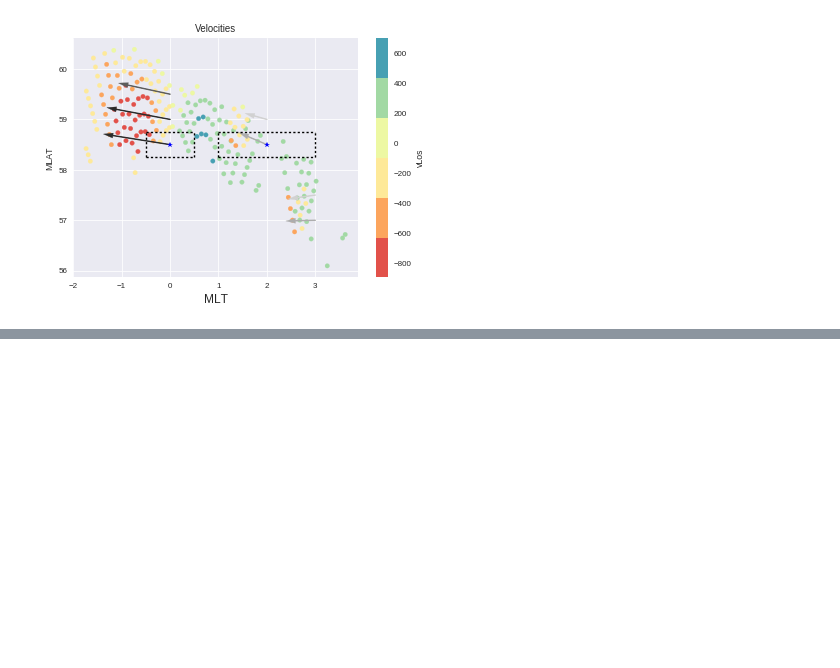
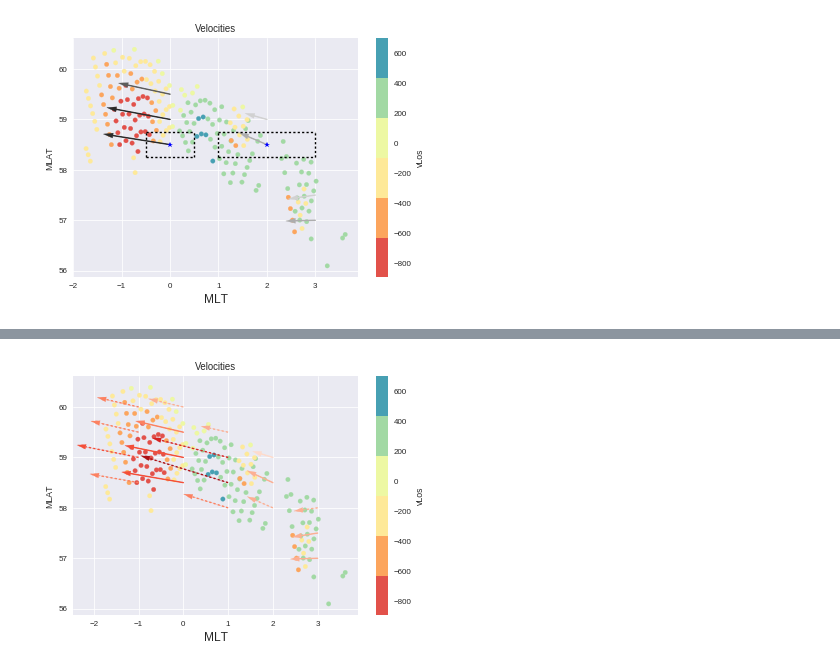
Before and after one commit to bharatreddy/indsvels, a Jupyter notebook: ipy/lshell-box.ipynb, the cells around one changed output, grey strips where cells are left out. Cells and saved outputs as stored; diff of their text form; code cells hidden in the pictures; blank space fills up the shorter version.

Commit message:
bad fits test

```diff
--- a/ipy/lshell-box.ipynb
+++ b/ipy/lshell-box.ipynb
@@ -432,0 +447,54 @@ for la in numpy.arange( minLat, maxLat+1, cellSizeMLAT ):
+# %%
+#### Plot the fitted SAPS velocities ####
+#### Plot the fitted SAPS velocities ####
+#### Plot the fitted SAPS velocities ####
+# Seaborn styling
+sns.set_style("darkgrid")
+sns.set_context("paper")
+seaMap = ListedColormap(sns.color_palette("Reds"))
+vLosSeaMap = ListedColormap(sns.color_palette("Spectral"))
+# Plot using matplotlib
+fig1 = plt.figure()
+ax = fig1.add_subplot(111)
+
+# fitResultsDF.plot( kind='scatter',
+#               x='normMlt',
+#               y='mlat',
+#               c='velSAPS',
+#               s=1., cmap=seaMap, ax=ax)
+velsDataDF.plot( kind='scatter',
+              x='normMLT',
+              y='MLAT',
+              c='vLos',
+              s=20., cmap=vLosSeaMap, ax=ax)
+ax.set_ylabel("MLAT")
+ax.set_xlabel("MLT", fontsize=12)
+ax.set_title( "Velocities" )
+# Overlay the SAPS vel vectors
+velScaleMin = 0.
+# round off max velocity to the next hundred
+velScaleMax = (fitResultsDF["velSAPS"].max() + 100.)*100/100 -\
+            (fitResultsDF["velSAPS"].max() + 100.)%100
+colNorm = Normalize( vmin=velScaleMin, vmax=velScaleMax )
+for frRows in fitResultsDF.iterrows():
+    # Plot Velocity vectors
+    currCol = seaMap( colNorm(frRows[1]["velSAPS"]) )
+    if frRows[1]["goodFit"]:
+
+        ax.plot( [ frRows[1]["normMlt"] , frRows[1]["endPtNormMLT"] ],\
+                [ frRows[1]["mlat"], frRows[1]["endPtMLAT"] ], color=currCol )
+        ax.arrow( frRows[1]["normMlt"], frRows[1]["mlat"], \
+                 frRows[1]["endPtNormMLT"]-frRows[1]["normMlt"],\
+                 frRows[1]["endPtMLAT"]-frRows[1]["mlat"],\
+                     head_width=0.1, head_length=0.2, fc=currCol, ec=currCol)
+    else:
+        ax.plot( [ frRows[1]["normMlt"] , frRows[1]["endPtNormMLT"] ],\
+                [ frRows[1]["mlat"], frRows[1]["endPtMLAT"] ], color=currCol, linestyle='dotted')
+        ax.arrow( frRows[1]["normMlt"], frRows[1]["mlat"], \
+                 frRows[1]["endPtNormMLT"]-frRows[1]["normMlt"],\
+                 frRows[1]["endPtMLAT"]-frRows[1]["mlat"],\
+                     head_width=0.1, head_length=0.2, fc=currCol, ec=currCol, linestyle='dotted')
+
+fig1.savefig("../figs/allFitVels-apr9-test.pdf",bbox_inches='tight')
+# %% [output]
+[figure, added]
```
Also changed, not shown: parts of 1 cell of this notebook, 2 other files.
